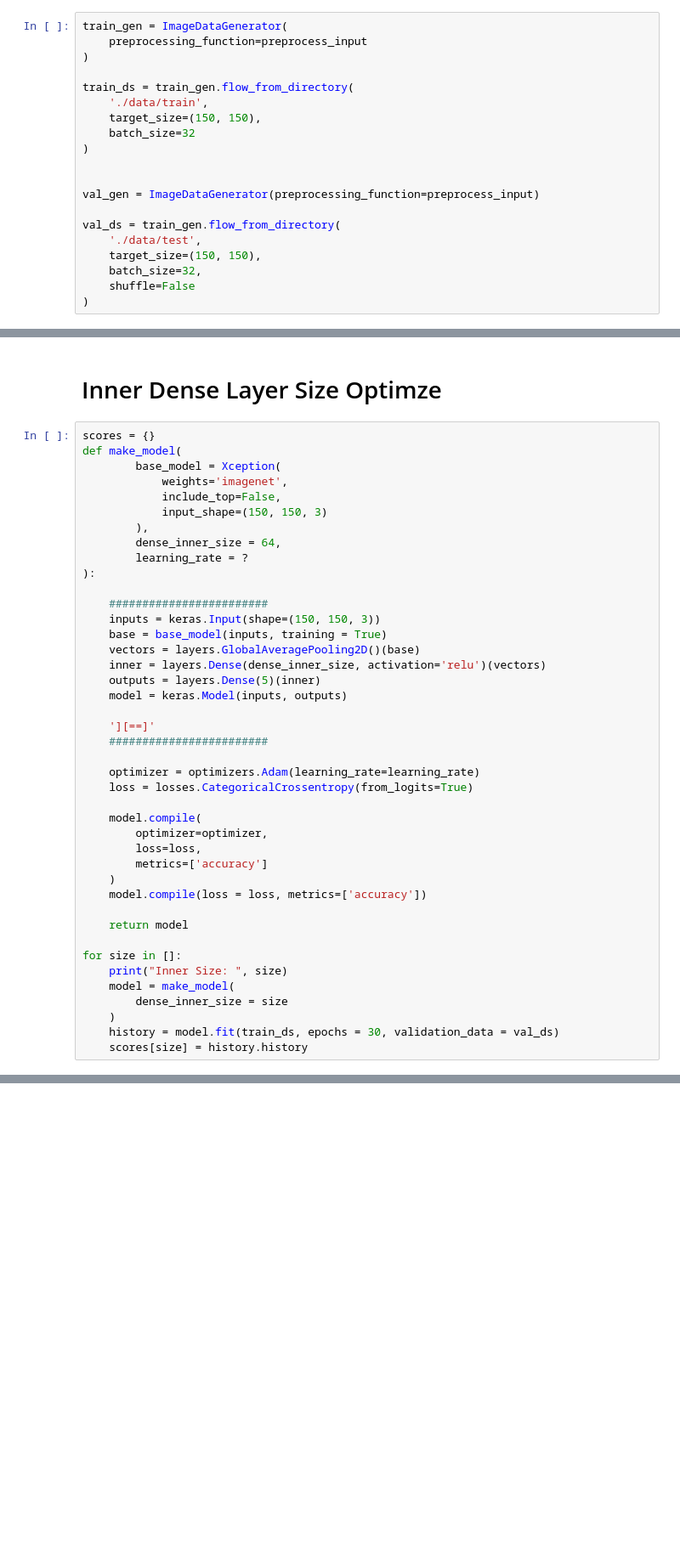
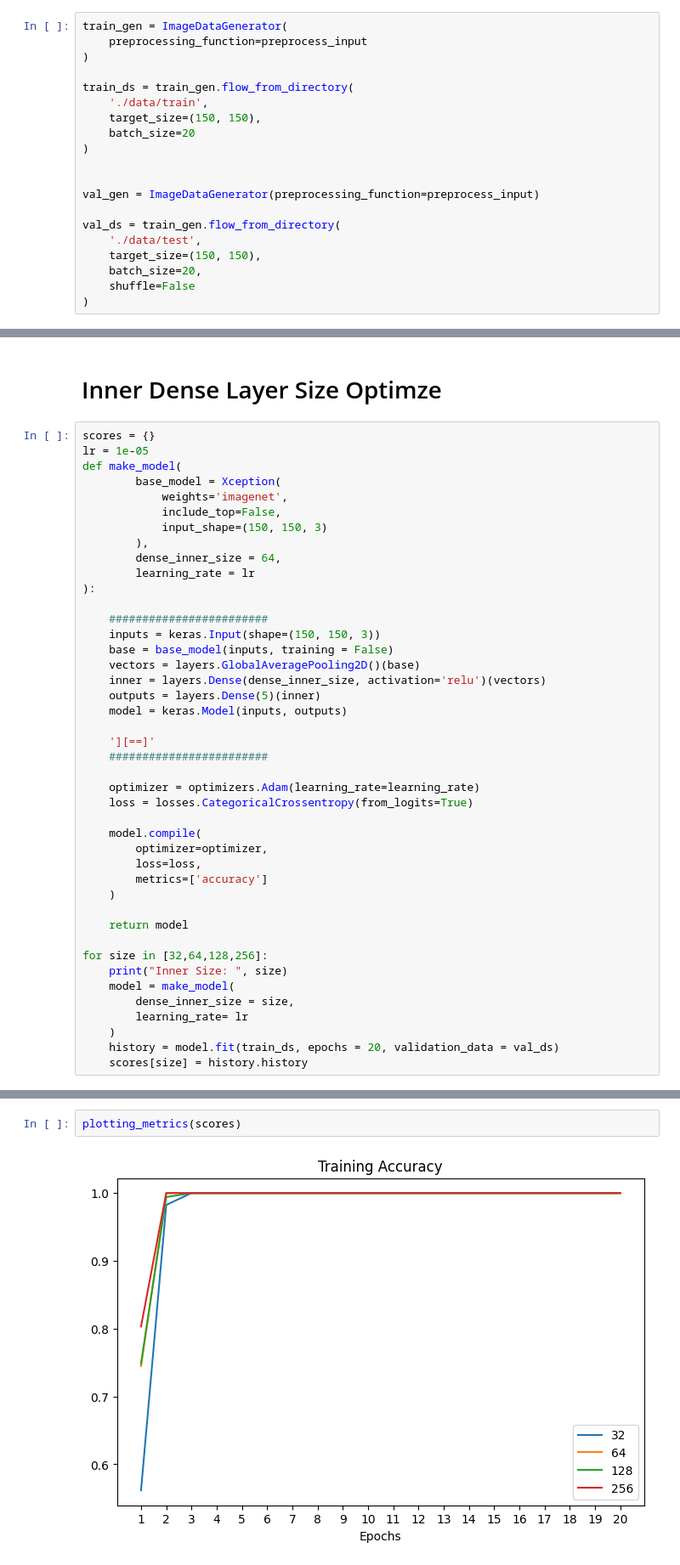
Before and after one commit to n0aHVN/ML_Zoomcamp2024, a Jupyter notebook: Capstone1/notebook.ipynb, the cells around one changed output, grey strips where cells are left out. Shown at 85% size. Cells and saved outputs as stored; diff of their text form; blank space fills up the shorter version.

```diff
--- a/Capstone1/notebook.ipynb
+++ b/Capstone1/notebook.ipynb
@@ -62,7 +40,7 @@ train_gen = ImageDataGenerator(
 train_ds = train_gen.flow_from_directory(
     './data/train',
     target_size=(150, 150),
-    batch_size=32
+    batch_size=20
 )
 
 
@@ -71,7 +49,7 @@ val_gen = ImageDataGenerator(preprocessing_function=preprocess_input)
 val_ds = train_gen.flow_from_directory(
     './data/test',
     target_size=(150, 150),
-    batch_size=32,
+    batch_size=20,
     shuffle=False
 )
 # %% [output]
@@ -205,6 +204,7 @@ for lr in lrs:
 # Inner Dense Layer Size Optimze
 # %%
 scores = {}
+lr = 1e-05
 def make_model(
         base_model = Xception(
             weights='imagenet',
@@ -212,12 +212,12 @@ def make_model(
             input_shape=(150, 150, 3)
         ),
         dense_inner_size = 64,
-        learning_rate = ?
+        learning_rate = lr
 ):
 
     ########################
     inputs = keras.Input(shape=(150, 150, 3))
-    base = base_model(inputs, training = True)
+    base = base_model(inputs, training = False)
     vectors = layers.GlobalAveragePooling2D()(base)
     inner = layers.Dense(dense_inner_size, activation='relu')(vectors)
     outputs = layers.Dense(5)(inner)
@@ -234,14 +234,14 @@ def make_model(
         loss=loss,
         metrics=['accuracy']
     )
-    model.compile(loss = loss, metrics=['accuracy'])
 
     return model
 
-for size in []:
+for size in [32,64,128,256]:
     print("Inner Size: ", size)
     model = make_model(
-        dense_inner_size = size
+        dense_inner_size = size,
+        learning_rate= lr
     )
-    history = model.fit(train_ds, epochs = 30, validation_data = val_ds)
+    history = model.fit(train_ds, epochs = 20, validation_data = val_ds)
     scores[size] = history.history
@@ -247,0 +266,4 @@ for size in []:
+# %%
+plotting_metrics(scores)
+# %% [output]
+[figure, added]
```
Also changed, not shown: parts of 19 cells of this notebook, 1 other file.
